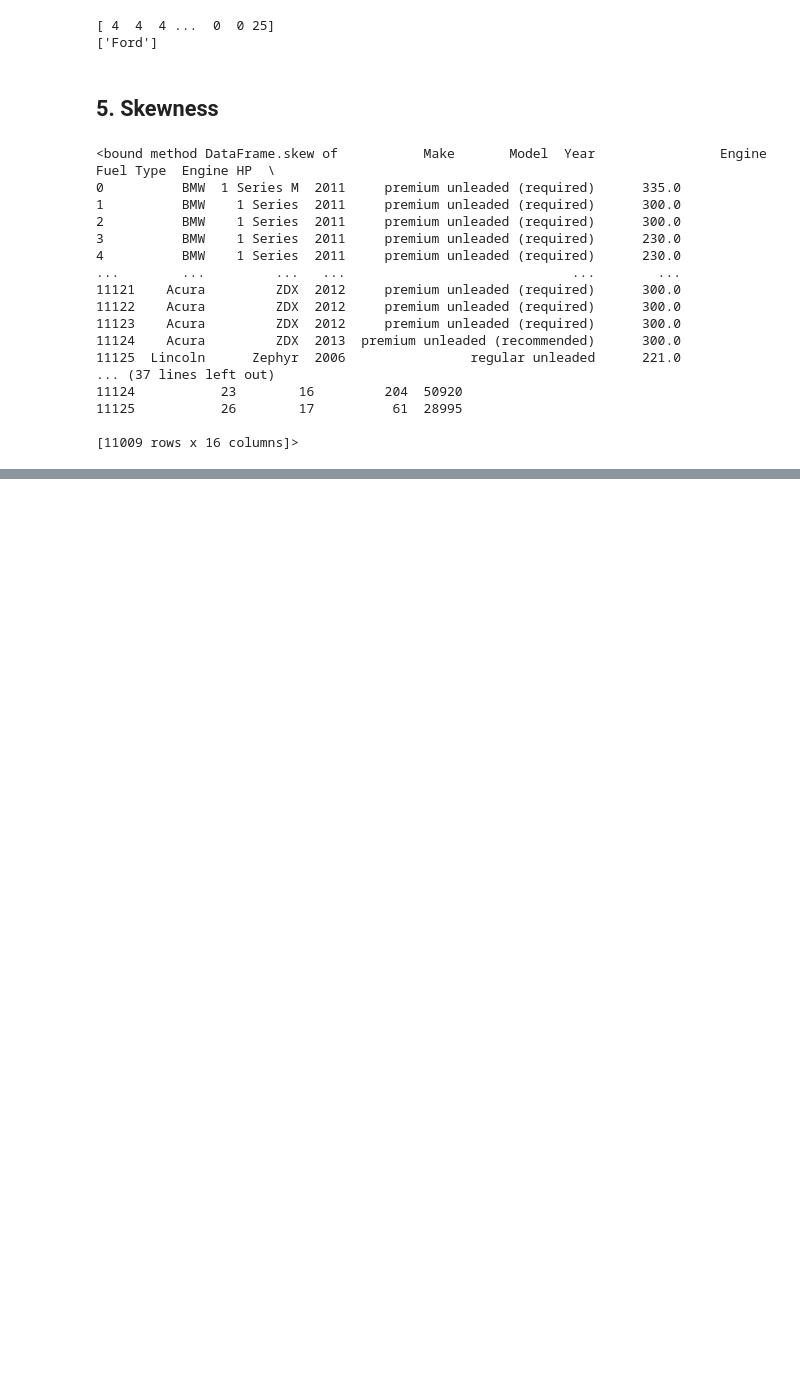
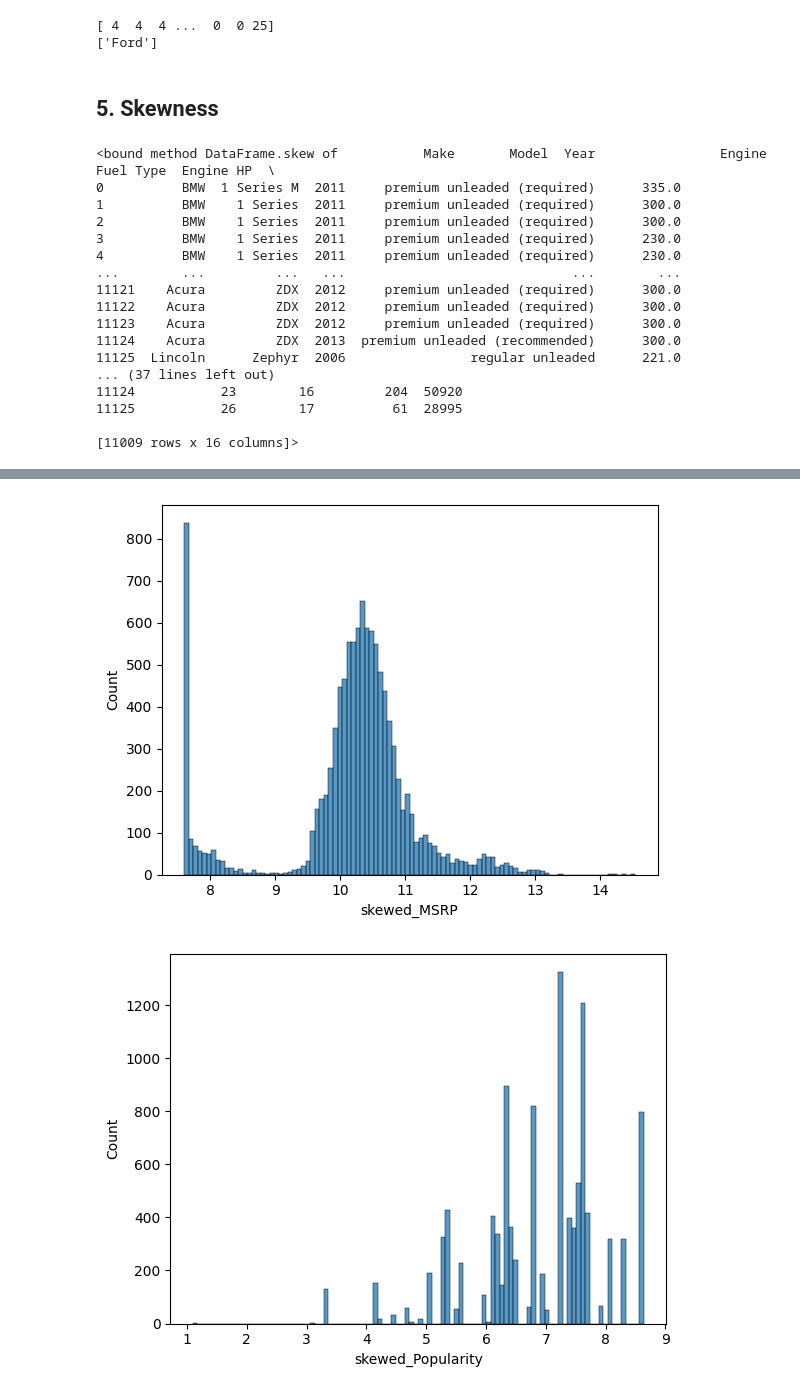
Before and after one commit to RDC28/ds-notes, a Jupyter notebook: EDA/eda.ipynb, the cells around one changed output, grey strips where cells are left out. Cells and saved outputs as stored; diff of their text form; code cells hidden in the pictures; blank space fills up the shorter version.

```diff
--- a/EDA/eda.ipynb
+++ b/EDA/eda.ipynb
@@ -423,0 +424,29 @@ plt.show()
+# %%
+from seaborn import histplot
+import pandas as pd
+import numpy as np
+from matplotlib import pyplot as plt
+
+# log skewness of MSRP
+skewed_df = pd.DataFrame()
+skewed_df['skewed_MSRP'] = np.log1p(df['MSRP'])
+
+histplot(skewed_df, x = 'skewed_MSRP', bins = 100)
+plt.show()
+
+# log skewness of Popularity
+skewed_df = pd.DataFrame()
+skewed_df['skewed_Popularity'] = np.log1p(df['Popularity'])
+
+histplot(skewed_df, x = 'skewed_Popularity', bins = 100)
+plt.show()
+
+# log skewness of City MPG
+skewed_df = pd.DataFrame()
+skewed_df['skewed_Highway_MPG'] = np.log1p(df['highway MPG'])
+
+histplot(skewed_df, x = 'skewed_Highway_MPG', bins = 100)
+plt.show()
+# %% [output]
+[figure, added]
+[figure, added]
```
Also changed, not shown: parts of 3 cells of this notebook.
